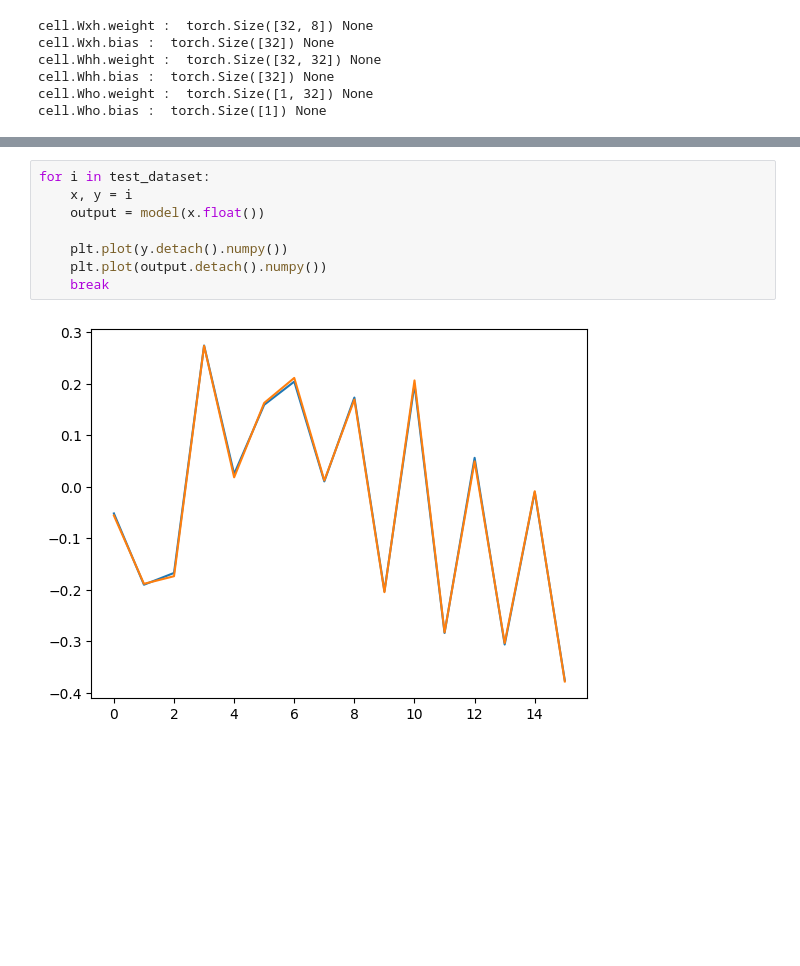
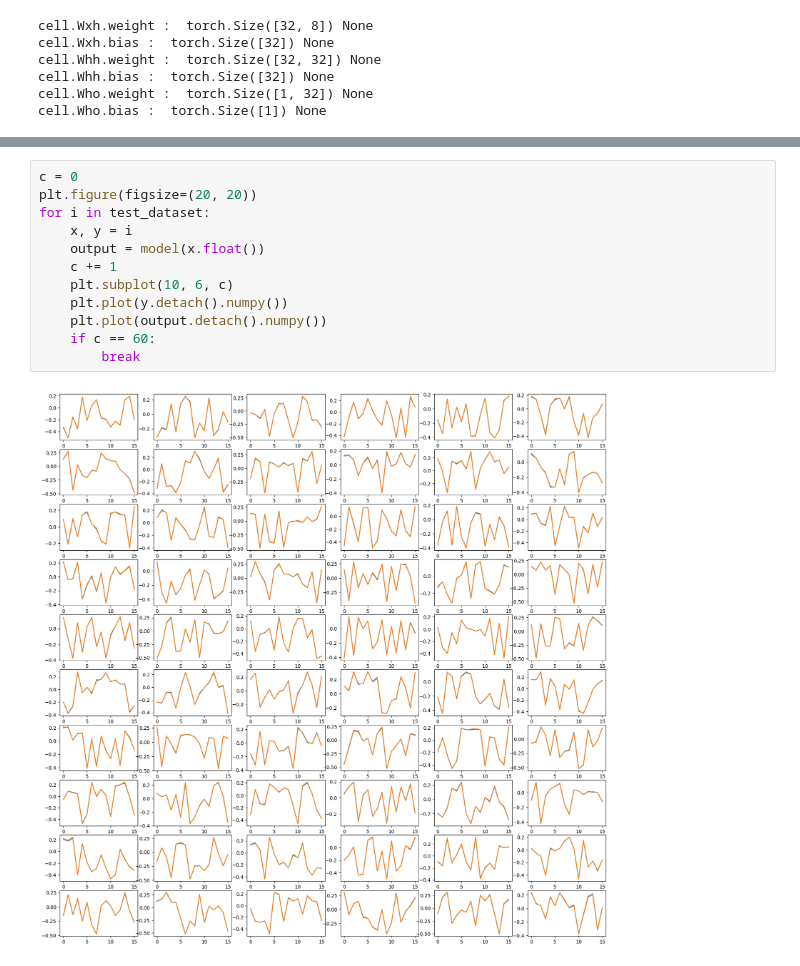
Before and after one commit to Adi-K527/NeuraLab, a Jupyter notebook: RNNs/rnn.ipynb, the cells around one changed output, grey strips where cells are left out. Drawn from its saved outputs; the diff is of its cells as text; blank space fills up the shorter version.

```diff
--- a/RNNs/rnn.ipynb
+++ b/RNNs/rnn.ipynb
@@ -189,10 +192,14 @@ plt.plot(test_lossi)
 # %%
+c = 0
+plt.figure(figsize=(20, 20))
 for i in test_dataset:
     x, y = i
     output = model(x.float())
-
+    c += 1
+    plt.subplot(10, 6, c)
     plt.plot(y.detach().numpy())
     plt.plot(output.detach().numpy())
-    break
+    if c == 60:
+        break
 # %% [output]
-[figure, old version]
+[figure, new version]
```
Also changed, not shown: parts of 4 cells of this notebook.
